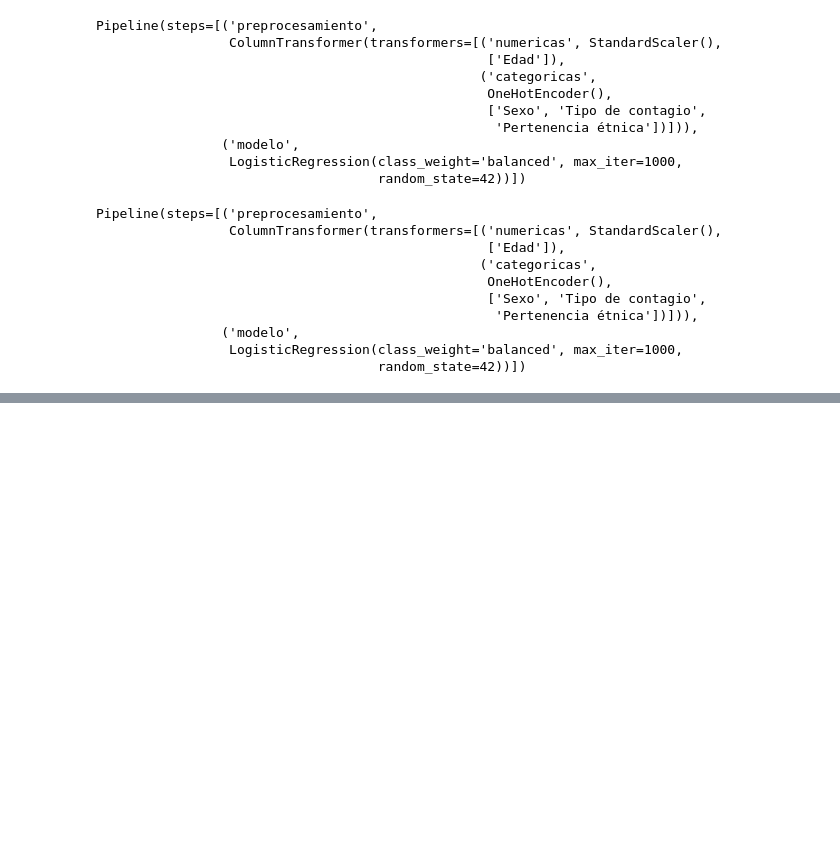
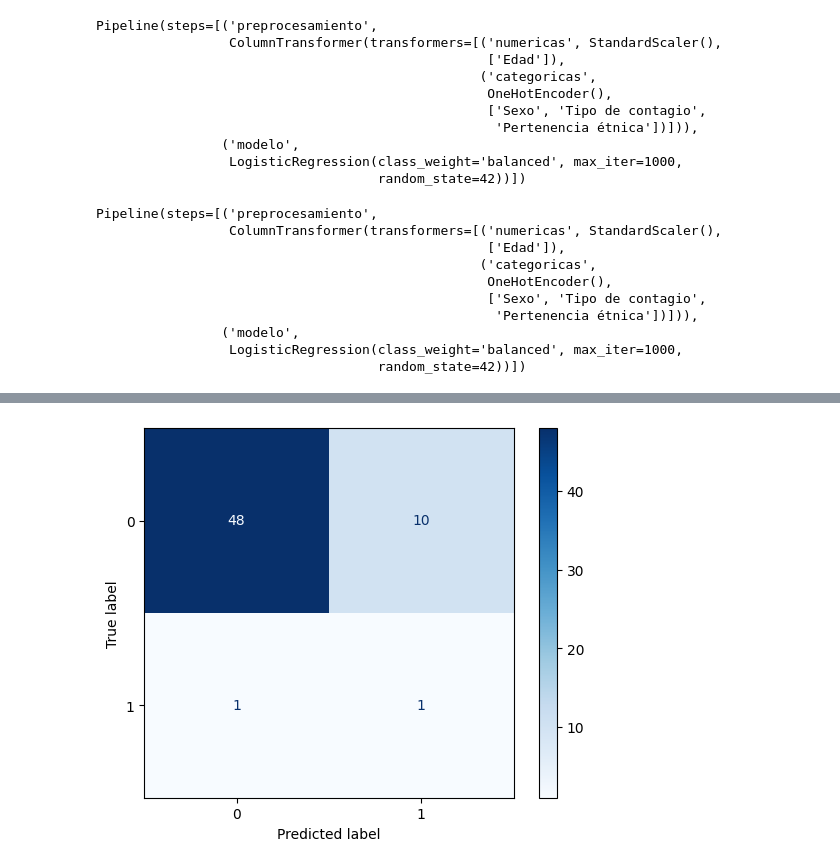
Before and after one commit to asegura4488/EDCO_IntroCienciaDatos, a Jupyter notebook: Semana3/Pandas_EstudioExploratorio.ipynb, the cells around one changed output, grey strips where cells are left out. Drawn from its saved outputs; the diff is of its cells as text; code cells hidden in the pictures; blank space fills up the shorter version.

```diff
--- a/Semana3/Pandas_EstudioExploratorio.ipynb
+++ b/Semana3/Pandas_EstudioExploratorio.ipynb
@@ -708,0 +714,3 @@ Pipeline(steps=[('preprocesamiento',
+# %%
+y_pred = pipeline.predict(X_test)
+y_pred
@@ -708,0 +772,13 @@ Pipeline(steps=[('preprocesamiento',
+# %%
+# Matriz de confusion
+cm = confusion_matrix(y_test, y_pred)
+
+disp = ConfusionMatrixDisplay(
+    confusion_matrix=cm,
+    display_labels=pipeline.classes_
+)
+
+disp.plot(cmap=plt.cm.Blues)
+plt.show()
+# %% [output]
+[figure, added]
```
Also changed, not shown: parts of 6 cells of this notebook.
